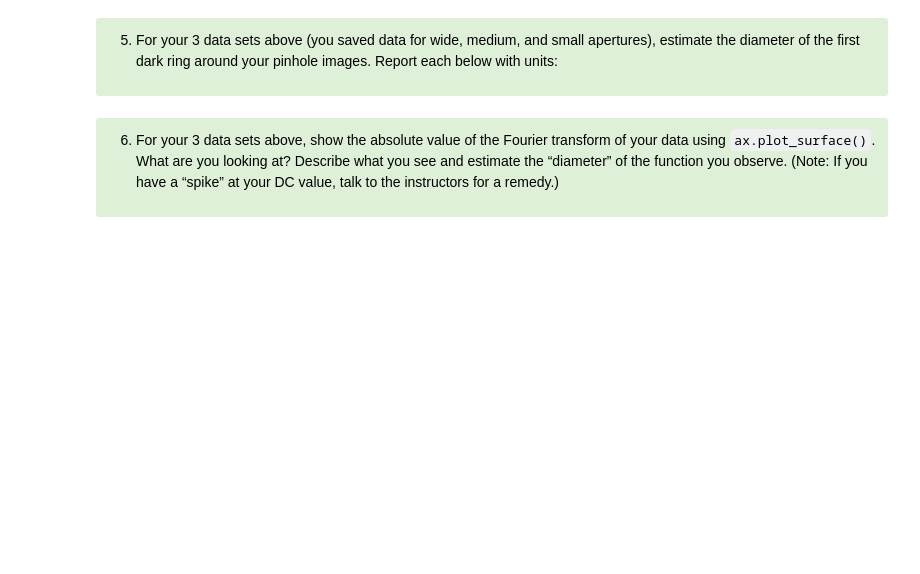
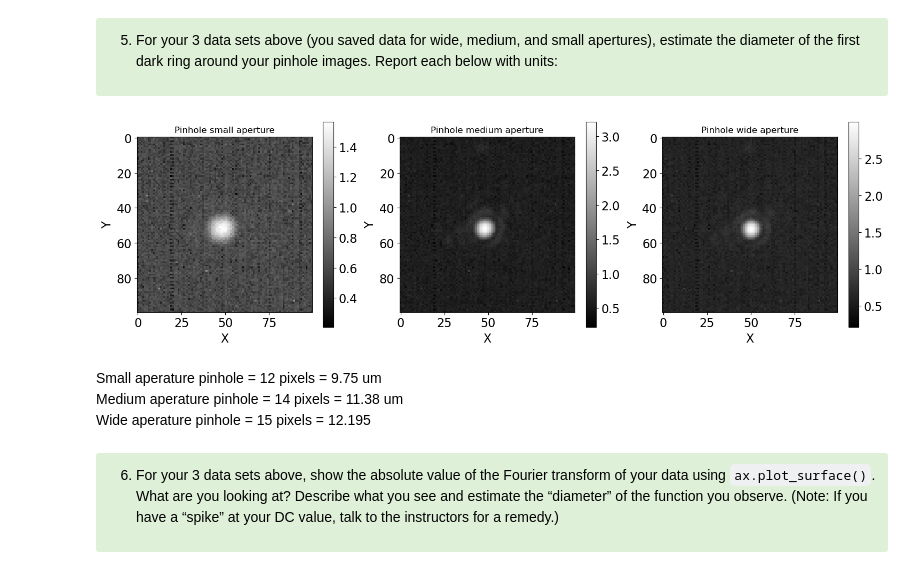
Before and after one commit to lilchromozome/Build_Imager_2025, a Jupyter notebook: Lab3/Lab3 Part2 (Clean).ipynb, the cells around one changed output. Cells and saved outputs as stored; diff of their text form; code cells hidden in the pictures; blank space fills up the shorter version.

```diff
--- a/Lab3/Lab3 Part2 (Clean).ipynb
+++ b/Lab3/Lab3 Part2 (Clean).ipynb
@@ -258,6 +321,41 @@ Text(0, 0.5, 'Y')
 5. For your 3 data sets above (you saved data for wide, medium, and small apertures), estimate the diameter of the first dark ring around your pinhole images. Report each below with units:
 </font>
 </div>
+# %%
+small_zoom = np.log(np.load('smallaperture_avg.npy')+1)
+medium_zoom = np.log(np.load('medium_aperture_avg.npy')+1)
+wide_zoom = np.log(np.load('wide_aperture_avg.npy')+1)
+
+small_superzoom = small_zoom[50:150, 50:150]
+medium_superzoom = medium_zoom[50:150, 50:150]
+wide_superzoom = wide_zoom[50:150, 50:150]
+
+fig, (ax1, ax2, ax3) = plt.subplots(1, 3, figsize=(18, 5))
+
+x = ax1.imshow(small_superzoom, cmap='gray')
+fig.colorbar(x, ax=ax1)
+ax1.set_title("Pinhole small aperture", fontsize=12)
+ax1.set_xlabel("X")
+ax1.set_ylabel("Y")
+
+y = ax2.imshow(medium_superzoom, cmap='gray')
+fig.colorbar(y, ax=ax2)
+ax2.set_title("Pinhole medium aperture", fontsize=12)
+ax2.set_xlabel("X")
+ax2.set_ylabel("Y")
+
+z = ax3.imshow(wide_superzoom, cmap='gray')
+fig.colorbar(z, ax=ax3)
+ax3.set_title("Pinhole wide aperture", fontsize =12)
+ax3.set_xlabel("X")
+ax3.set_ylabel("Y")
+plt.show()
+# %% [output]
+[figure, added]
+# %% [markdown]
+Small aperature pinhole = 12 pixels = 9.75 um \
+Medium aperature pinhole = 14 pixels = 11.38 um \
+Wide aperature pinhole = 15 pixels = 12.195
 # %% [markdown]
 <div class="alert alert-block alert-success">
 <font color='black'>
```
Also changed, not shown: parts of 7 cells of this notebook, 3 other files.
